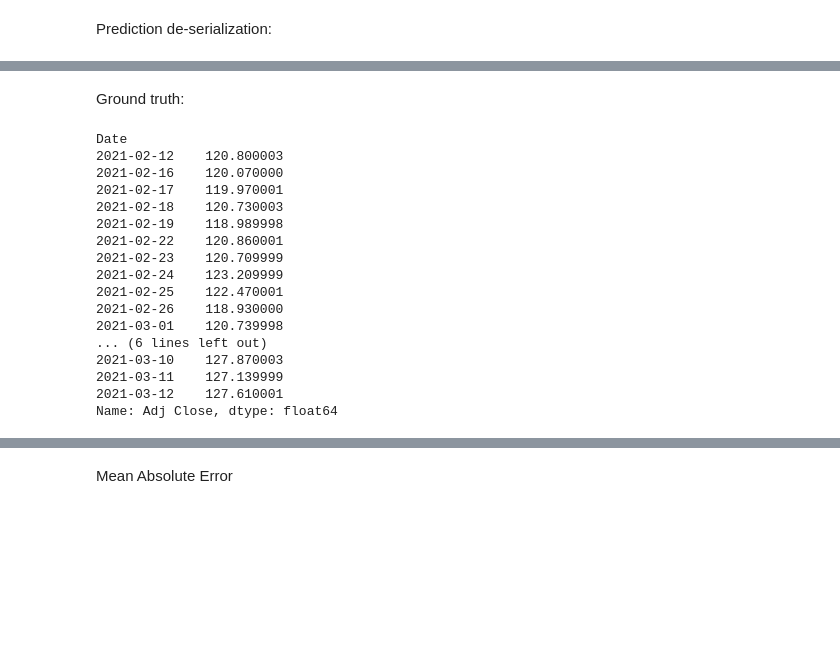
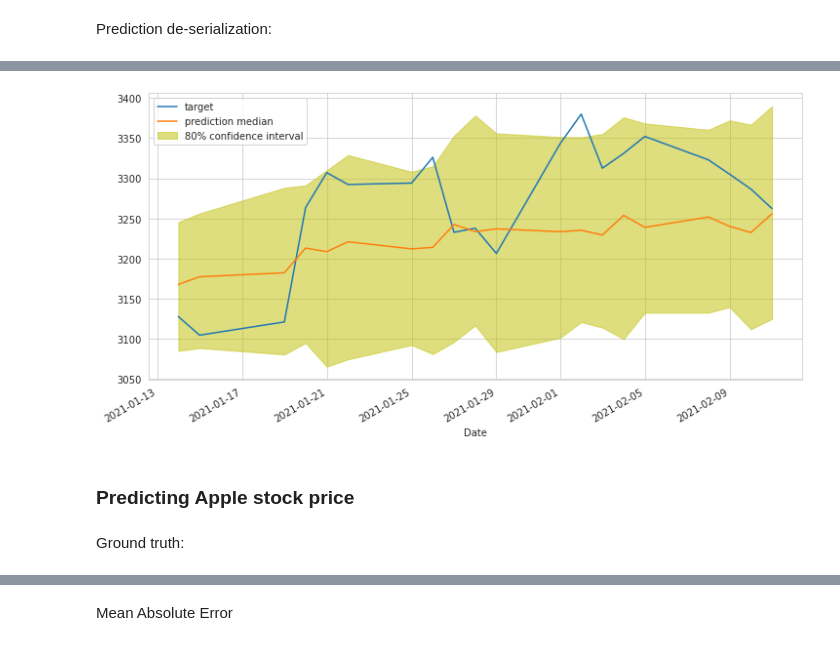
Before and after one commit to alfreedolf/ml-spp, a Jupyter notebook: 3.DeepAR-StockPricesPredictions.ipynb, the cells around one changed output, grey strips where cells are left out. Cells and saved outputs as stored; diff of their text form; code cells hidden in the pictures; blank space fills up the shorter version.

```diff
--- a/3.DeepAR-StockPricesPredictions.ipynb
+++ b/3.DeepAR-StockPricesPredictions.ipynb
@@ -407,2 +394,4 @@ json_prediction[0]
+# %%
+single_prediction.index = test_gt.index
 # %% [markdown]
 Save data locally:
@@ -424,4 +411,4 @@ single_prediction.to_json(os.path.join(data_dir_json_prediction, "IBM_{} - {}.js
 Prediction de-serialization:
 # %%
 d_single_prediction = pd.read_json(os.path.join(data_dir_json_prediction, "IBM_{} - {}.json".format(start_date, end_date)),
-                                   orient='index', convert_axes=False)
+                                   orient='columns', convert_axes=False)
@@ -447,0 +417,2 @@ d_single_prediction
+# %%
+d_single_prediction.index = d_single_prediction.index
@@ -447,0 +421,2 @@ d_single_prediction
+# %%
+d_single_prediction.index = test_gt.index
@@ -448,22 +463,11 @@ d_single_prediction
+# %%
+# display predictions
+display_quantiles(d_single_prediction, prediction_length[1], test_gt)
+# %% [output]
+[figure, added]
+# %% [markdown]
+### Predicting Apple stock price
 # %% [markdown]
 Ground truth:
 # %%
-print(target_ts[0].iloc[-(prediction_length[1]):]['Adj Close'])
+test_gt = df_aapl_test.iloc[-prediction_length[1]:]['Adj Close']
-# %% [output]
-Date
-2021-02-12    120.800003
-2021-02-16    120.070000
-2021-02-17    119.970001
-2021-02-18    120.730003
-2021-02-19    118.989998
-2021-02-22    120.860001
-2021-02-23    120.709999
-2021-02-24    123.209999
-2021-02-25    122.470001
-2021-02-26    118.930000
-2021-03-01    120.739998
-... (6 lines left out)
-2021-03-10    127.870003
-2021-03-11    127.139999
-2021-03-12    127.610001
-Name: Adj Close, dtype: float64
```
Also changed, not shown: parts of 146 cells of this notebook, 29 other files.
